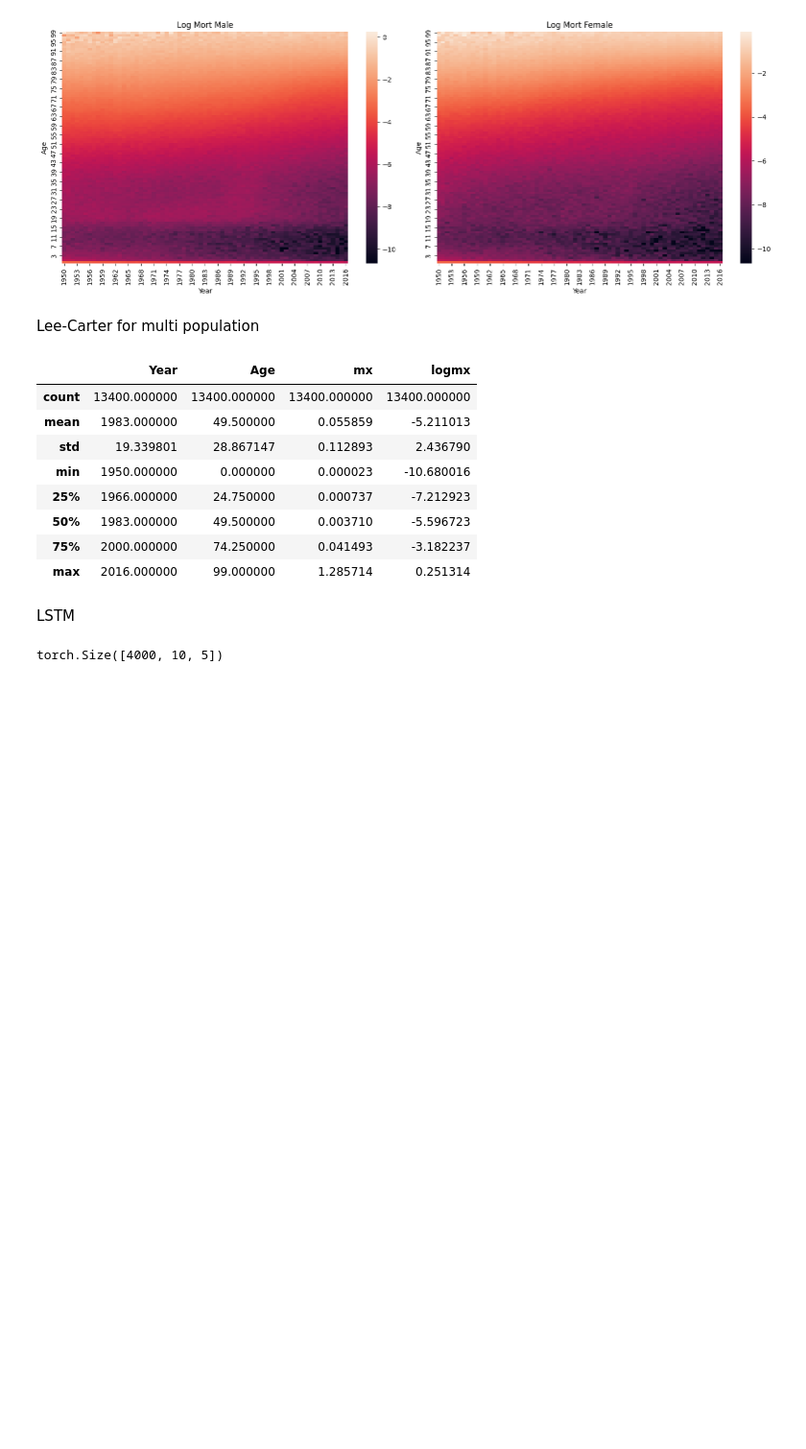
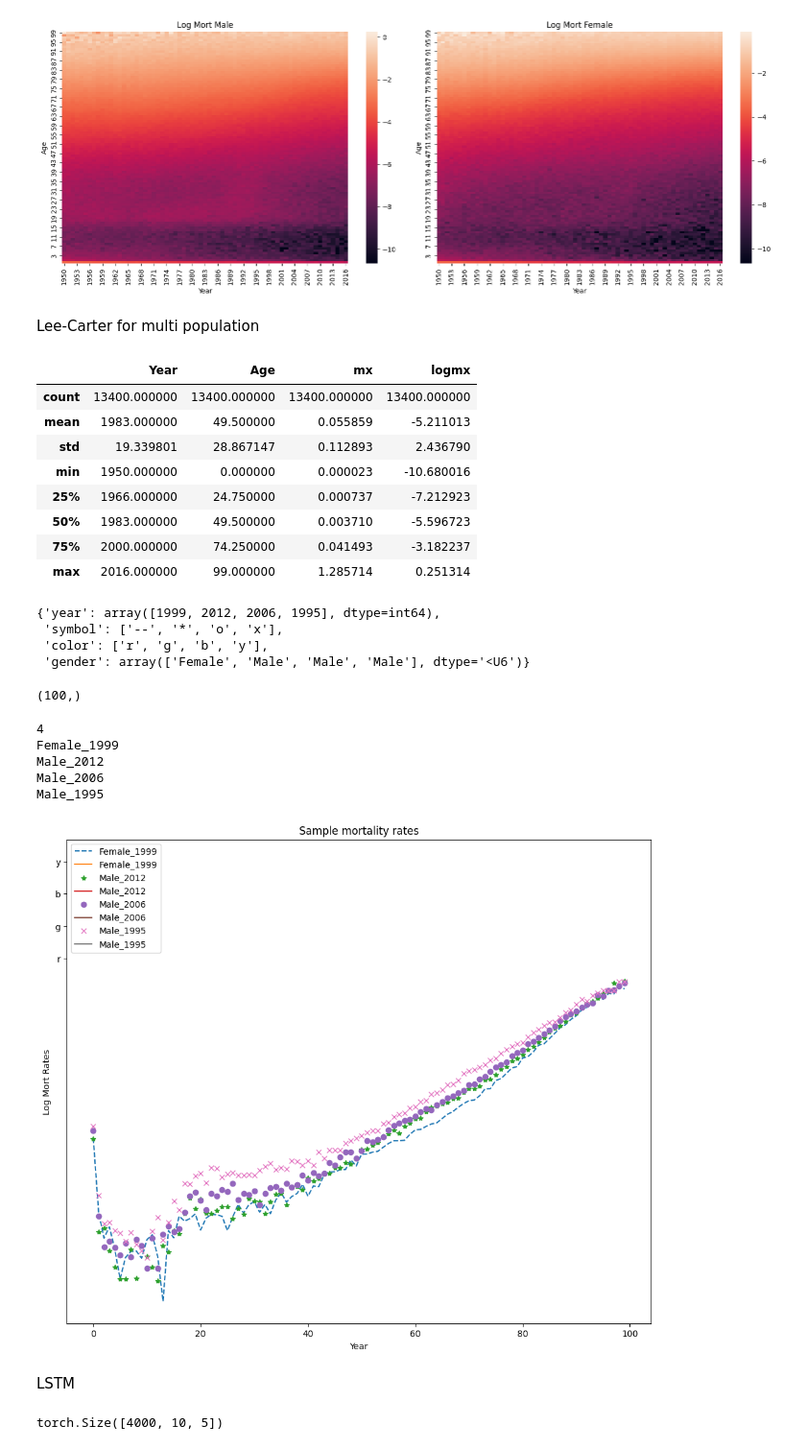
Before and after one commit to tskorkowski/mortality_modelling, a Jupyter notebook: mort.ipynb, the cells around one changed output. Shown at 96% size. Drawn from its saved outputs; the diff is of its cells as text; code cells hidden in the pictures; blank space fills up the shorter version.

Commit message:
graphs

```diff
--- a/mort.ipynb
+++ b/mort.ipynb
@@ -74,6 +74,57 @@ mort_data_raw.describe()
 | 50% | 1983.000000 | 49.500000 | 0.003710 | -5.596723 |
 | 75% | 2000.000000 | 74.250000 | 0.041493 | -3.182237 |
 | max | 2016.000000 | 99.000000 | 1.285714 | 0.251314 |
+# %%
+# sample mortality rates
+data = mort_data_raw.pivot(index=["Gender","Age"], columns="Year", values="logmx")
+# %%
+sample_size = 4
+mort_sample = np.random.choice(data.columns,sample_size)
+mort_gender = np.random.choice(["Female","Male"],sample_size)
+
+plot_params = {"year": mort_sample,
+               "symbol": ["--", "*", "o", "x"],
+               "color": ['r','g','b','y'],
+               "gender": mort_gender}
+# %%
+plot_params
+# %% [output]
+{'year': array([1999, 2012, 2006, 1995], dtype=int64),
+ 'symbol': ['--', '*', 'o', 'x'],
+ 'color': ['r', 'g', 'b', 'y'],
+ 'gender': array(['Female', 'Male', 'Male', 'Male'], dtype='<U6')}
+# %%
+selected_series = data.loc[(mort_gender[0], slice(None)), mort_sample[0]]
+selected_series.values.reshape(-1).shape
+# %% [output]
+(100,)
+# %%
+def plot_mort_sample(year, symbol, color, gender):
+    fig, ax = plt.subplots(figsize=(12,10))
+
+    print(len(year))
+
+    # Plot the series
+    for i in range(len(year)):
+        # Query the pivot table
+        selected_series = data.loc[(gender[i], slice(None)), year[i]]
+        label = f"{gender[i]}_{year[i]}"
+        print(label)
+        ax.plot(selected_series.index.get_level_values('Age'), selected_series, symbol[i], color[i], label=label)
+    ax.set_title('Sample mortality rates')
+    ax.set_xlabel('Year')
+    ax.set_ylabel('Log Mort Rates')
+    plt.legend( loc='upper left', numpoints = 1 )
+    plt.show()
+# %%
+plot_mort_sample(**plot_params)
+# %% [output]
+4
+Female_1999
+Male_2012
+Male_2006
+Male_1995
+[figure, added]
 # %% [markdown]
 LSTM
 # %%
```
